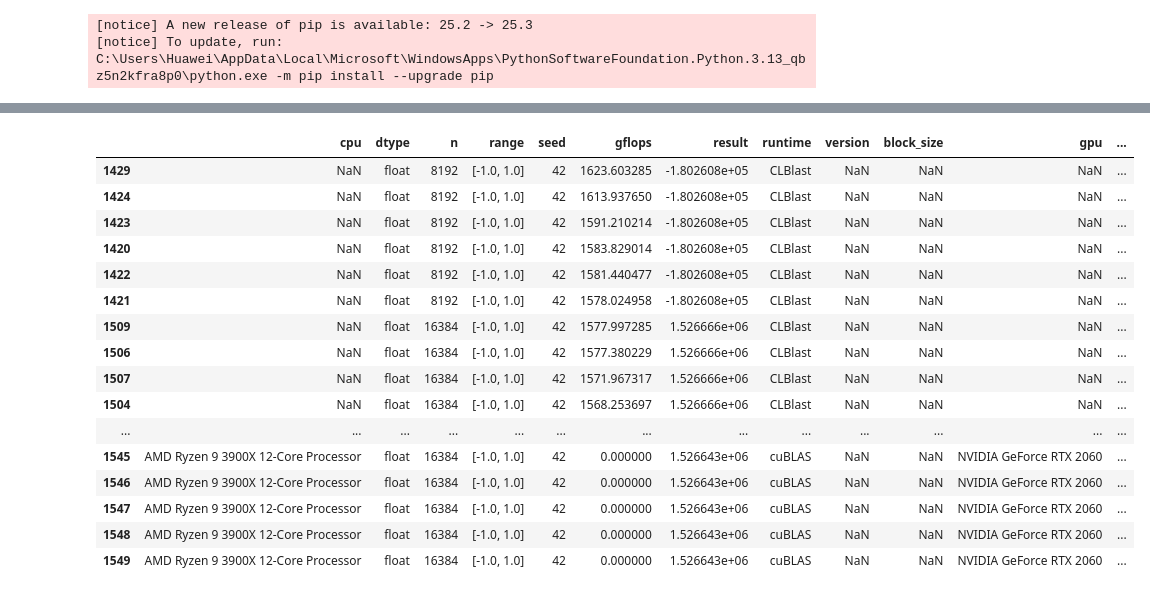
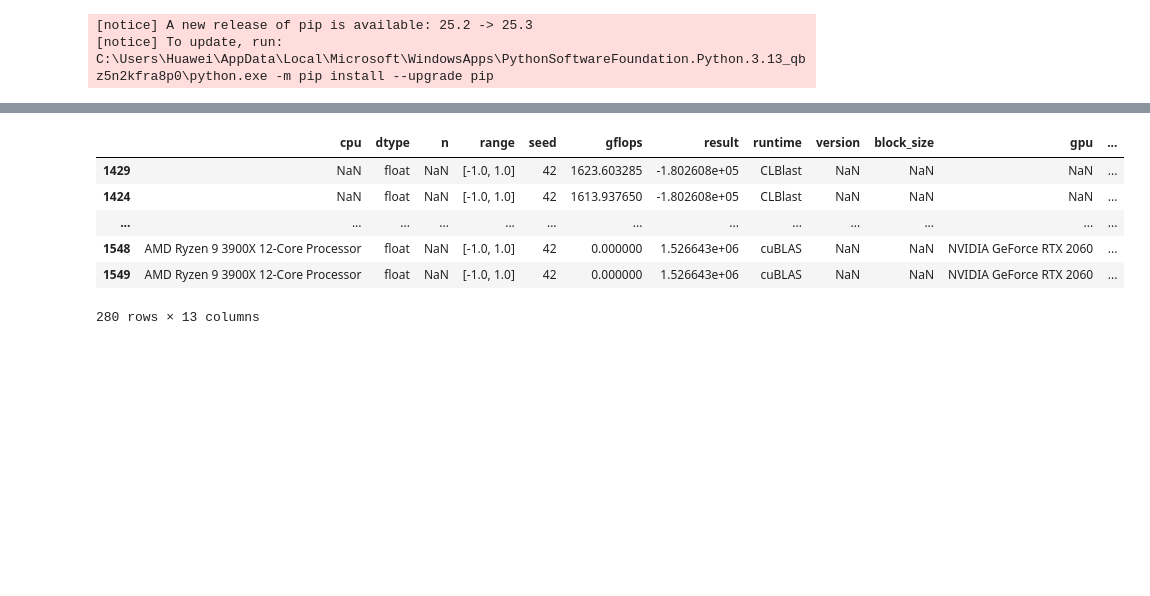
Before and after one commit to evsholukh/MatVec, a Jupyter notebook: bench.ipynb, the cells around one changed output, grey strips where cells are left out. Saved outputs shown, nothing was run; the diff lists cells and outputs as text; code cells hidden in the pictures; blank space fills up the shorter version.

```diff
--- a/bench.ipynb
+++ b/bench.ipynb
@@ -31,15 +31,16 @@ from matplotlib import ticker
 with open("bench.json", encoding="utf-8") as f:
     data = json.load(f)
 
-pd.set_option('display.max_rows', 1000)
+pd.set_option('display.max_rows', 5)
 
 data = [{**v, **v["tests"][0]} for v in data]
 for v in data:
     del v["tests"]
     if "mnk" in v:
-        v["n"] = v["mnk"][0]
+        v["mnk"] = v["mnk"][0]
 
 data_df = pd.DataFrame(data)
 data_df.sort_values(by="gflops", ascending=False)
 
-data_df = data_df[data_df["mnk"].notnull()]
+gemm_data_df = data_df[data_df["mnk"].notnull()]
+dot_data_df = data_df[data_df["n"].notnull()]
@@ -70,24 +86,13 @@ data_cpu_float.sort_values(by="gflops", ascending=False)
 # %%
-data_gpu = data_df[data_df["runtime"].isin(["OpenCL", "CUDA", "cuBLAS", "CLBlast"])]
-data_gpu_float = data_gpu[data_gpu["dtype"] == "float"]
-data_gpu_double = data_gpu[data_gpu["dtype"] == "double"]
-
-data_gpu_float.sort_values(by="gflops", ascending=False)
+gemm_data_gpu = gemm_data_df[gemm_data_df["runtime"].isin(["OpenCL", "CUDA", "cuBLAS", "CLBlast"])]
+gemm_data_gpu_float = gemm_data_gpu[gemm_data_gpu["dtype"] == "float"]
+gemm_data_gpu_double = gemm_data_gpu[gemm_data_gpu["dtype"] == "double"]
+gemm_data_gpu_float.sort_values(by="gflops", ascending=False)
 # %% [output]
 |  | cpu | dtype | n | range | seed | gflops | result | runtime | version | block_size | gpu | ... |
-| 1429 | NaN | float | 8192 | [-1.0, 1.0] | 42 | 1623.603285 | -1.802608e+05 | CLBlast | NaN | NaN | NaN | ... |
-| 1424 | NaN | float | 8192 | [-1.0, 1.0] | 42 | 1613.937650 | -1.802608e+05 | CLBlast | NaN | NaN | NaN | ... |
-| 1423 | NaN | float | 8192 | [-1.0, 1.0] | 42 | 1591.210214 | -1.802608e+05 | CLBlast | NaN | NaN | NaN | ... |
-| 1420 | NaN | float | 8192 | [-1.0, 1.0] | 42 | 1583.829014 | -1.802608e+05 | CLBlast | NaN | NaN | NaN | ... |
-| 1422 | NaN | float | 8192 | [-1.0, 1.0] | 42 | 1581.440477 | -1.802608e+05 | CLBlast | NaN | NaN | NaN | ... |
-| 1421 | NaN | float | 8192 | [-1.0, 1.0] | 42 | 1578.024958 | -1.802608e+05 | CLBlast | NaN | NaN | NaN | ... |
-| 1509 | NaN | float | 16384 | [-1.0, 1.0] | 42 | 1577.997285 | 1.526666e+06 | CLBlast | NaN | NaN | NaN | ... |
-| 1506 | NaN | float | 16384 | [-1.0, 1.0] | 42 | 1577.380229 | 1.526666e+06 | CLBlast | NaN | NaN | NaN | ... |
-| 1507 | NaN | float | 16384 | [-1.0, 1.0] | 42 | 1571.967317 | 1.526666e+06 | CLBlast | NaN | NaN | NaN | ... |
-| 1504 | NaN | float | 16384 | [-1.0, 1.0] | 42 | 1568.253697 | 1.526666e+06 | CLBlast | NaN | NaN | NaN | ... |
+| 1429 | NaN | float | NaN | [-1.0, 1.0] | 42 | 1623.603285 | -1.802608e+05 | CLBlast | NaN | NaN | NaN | ... |
+| 1424 | NaN | float | NaN | [-1.0, 1.0] | 42 | 1613.937650 | -1.802608e+05 | CLBlast | NaN | NaN | NaN | ... |
 | ... | ... | ... | ... | ... | ... | ... | ... | ... | ... | ... | ... | ... |
-| 1545 | AMD Ryzen 9 3900X 12-Core Processor | float | 16384 | [-1.0, 1.0] | 42 | 0.000000 | 1.526643e+06 | cuBLAS | NaN | NaN | NVIDIA GeForce RTX 2060 | ... |
-| 1546 | AMD Ryzen 9 3900X 12-Core Processor | float | 16384 | [-1.0, 1.0] | 42 | 0.000000 | 1.526643e+06 | cuBLAS | NaN | NaN | NVIDIA GeForce RTX 2060 | ... |
-| 1547 | AMD Ryzen 9 3900X 12-Core Processor | float | 16384 | [-1.0, 1.0] | 42 | 0.000000 | 1.526643e+06 | cuBLAS | NaN | NaN | NVIDIA GeForce RTX 2060 | ... |
-| 1548 | AMD Ryzen 9 3900X 12-Core Processor | float | 16384 | [-1.0, 1.0] | 42 | 0.000000 | 1.526643e+06 | cuBLAS | NaN | NaN | NVIDIA GeForce RTX 2060 | ... |
-| 1549 | AMD Ryzen 9 3900X 12-Core Processor | float | 16384 | [-1.0, 1.0] | 42 | 0.000000 | 1.526643e+06 | cuBLAS | NaN | NaN | NVIDIA GeForce RTX 2060 | ... |
+| 1548 | AMD Ryzen 9 3900X 12-Core Processor | float | NaN | [-1.0, 1.0] | 42 | 0.000000 | 1.526643e+06 | cuBLAS | NaN | NaN | NVIDIA GeForce RTX 2060 | ... |
+| 1549 | AMD Ryzen 9 3900X 12-Core Processor | float | NaN | [-1.0, 1.0] | 42 | 0.000000 | 1.526643e+06 | cuBLAS | NaN | NaN | NVIDIA GeForce RTX 2060 | ... |
+280 rows × 13 columns
```
Also changed, not shown: parts of 7 cells of this notebook.
